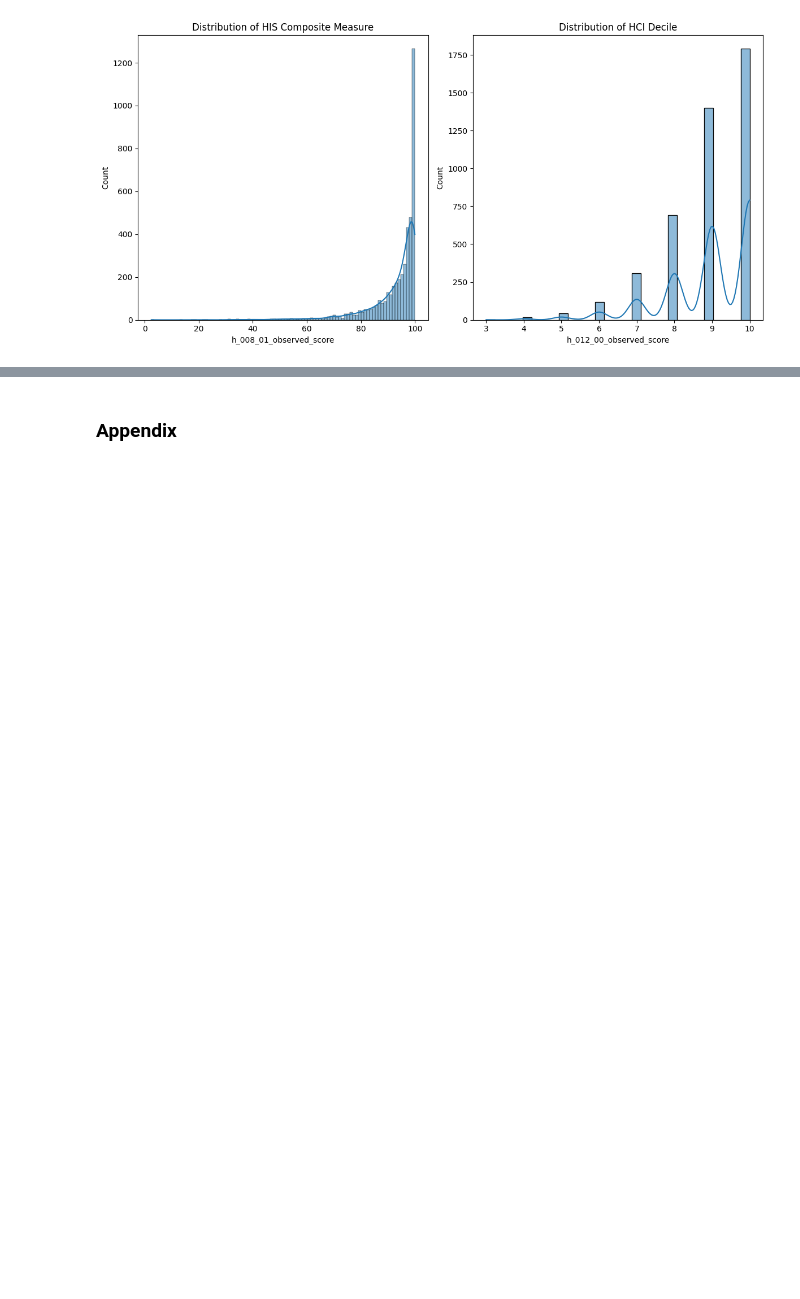
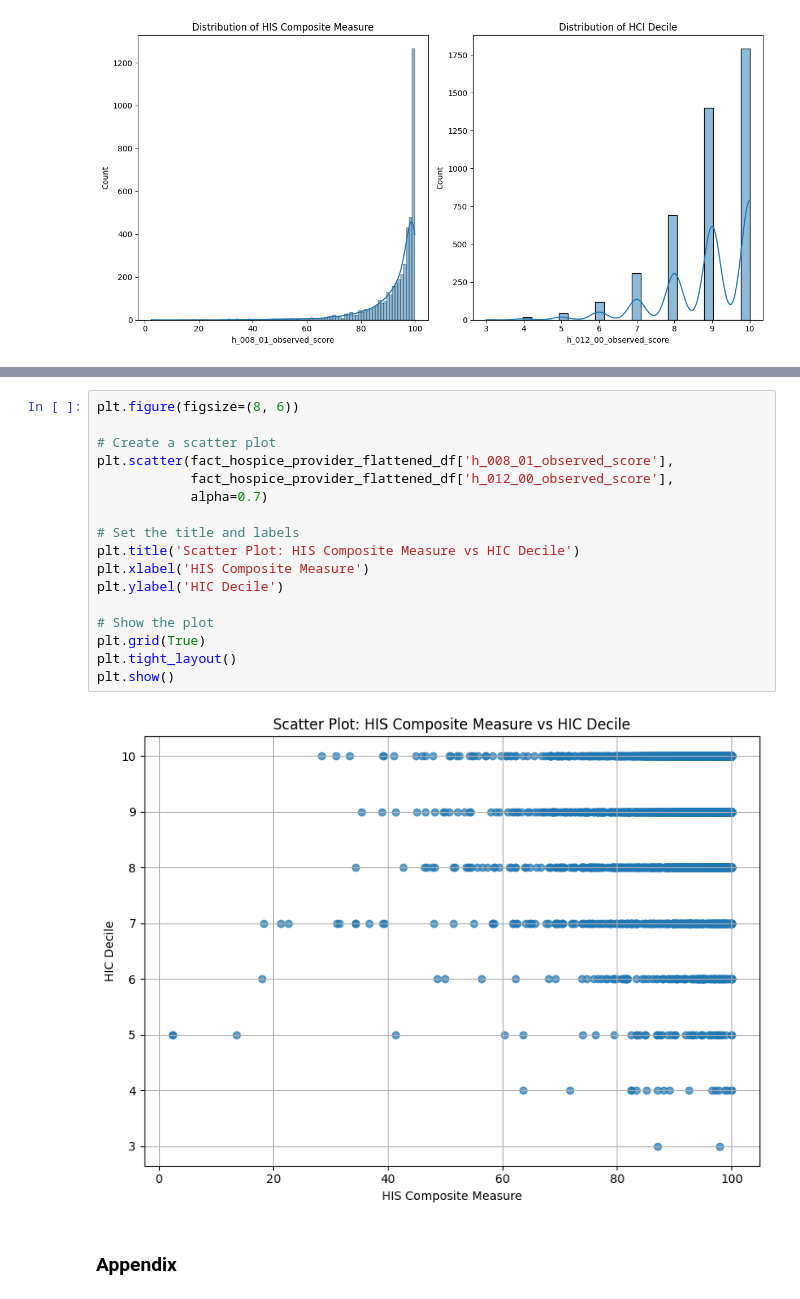
Before and after one commit to kylejbiron/kyle-tuesday-health-tech-assignment, a Jupyter notebook: hospice_quality_metrics/notebooks/hospice_analysis.ipynb, the cells around one changed output, grey strips where cells are left out. Drawn from its saved outputs; the diff is of its cells as text; blank space fills up the shorter version.

```diff
--- a/hospice_quality_metrics/notebooks/hospice_analysis.ipynb
+++ b/hospice_quality_metrics/notebooks/hospice_analysis.ipynb
@@ -140,2 +163,21 @@ cms_region
+# %%
+plt.figure(figsize=(8, 6))
+
+# Create a scatter plot
+plt.scatter(fact_hospice_provider_flattened_df['h_008_01_observed_score'],
+            fact_hospice_provider_flattened_df['h_012_00_observed_score'],
+            alpha=0.7)
+
+# Set the title and labels
+plt.title('Scatter Plot: HIS Composite Measure vs HIC Decile')
+plt.xlabel('HIS Composite Measure')
+plt.ylabel('HIC Decile')
+
+# Show the plot
+plt.grid(True)
+plt.tight_layout()
+plt.show()
+# %% [output]
+[figure, added]
 # %% [markdown]
 ### Appendix
```
Also changed, not shown: parts of 12 cells of this notebook.
